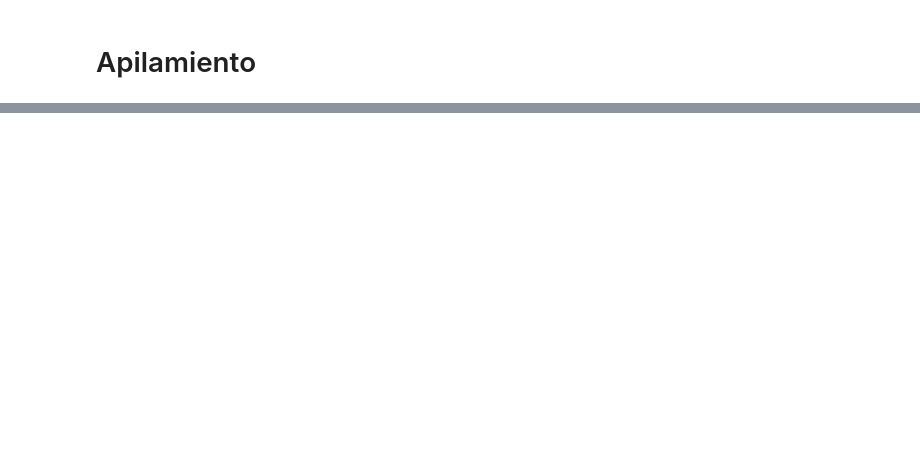
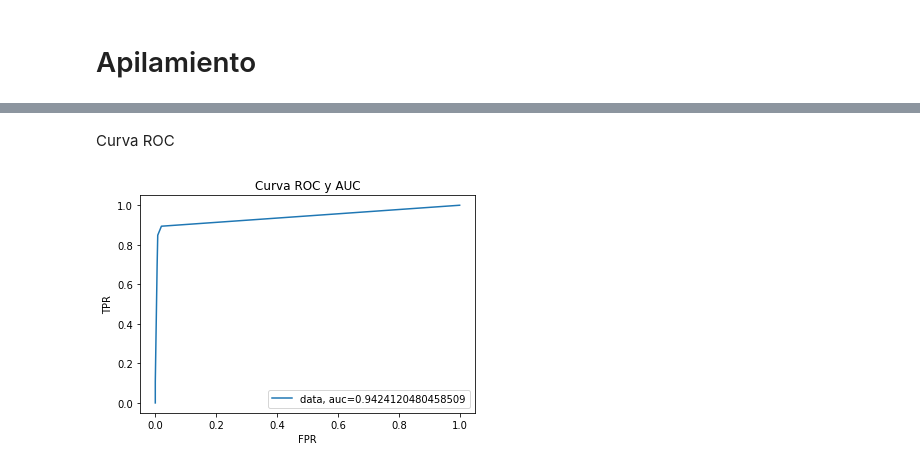
Before and after one commit to CarolinaMejiaMujica/Lending-Club-loan-data, a Jupyter notebook: implementacion de modelos.ipynb, the cells around one changed output, grey strips where cells are left out. Saved outputs shown, nothing was run; the diff lists cells and outputs as text; code cells hidden in the pictures; blank space fills up the shorter version.

```diff
--- a/implementacion de modelos.ipynb
+++ b/implementacion de modelos.ipynb
@@ -515,7 +819,7 @@ print('Exactitud luego de búsqueda en grilla en prueba:', mejor_modelo.score(X_
 # %%
 # Volvemos a ajustar con el conjunto de entrenamiento + validación (entrenamiento con toda la data)
-mejor_modelo.fit(X_trainval, Y_trainval)
+sclf.fit(X_trainval, Y_trainval)
 print('Conjunto de entrenamiento + validación:')
-print_binary_confusion_matrix(Y_trainval, mejor_modelo.predict(X_trainval))
+print_binary_confusion_matrix(Y_trainval, sclf.predict(X_trainval))
 print('Conjunto de prueba :')
-print_binary_confusion_matrix(Y_test, mejor_modelo.predict(X_test))
+print_binary_confusion_matrix(Y_test, sclf.predict(X_test))
@@ -521,0 +838,15 @@ print_binary_confusion_matrix(Y_test, mejor_modelo.predict(X_test))
+# %% [markdown]
+Curva ROC
+# %%
+# Cálculo del AUC y gráfica de la Curva ROC
+y_pred_proba = sclf.predict_proba(X_test)[::,1]
+fpr, tpr, th = roc_curve(Y_test,  y_pred_proba)
+auc = roc_auc_score(Y_test, y_pred_proba)
+plt.title("Curva ROC y AUC")
+plt.plot(fpr,tpr,label="data, auc="+str(auc))
+plt.xlabel("FPR")
+plt.ylabel("TPR")
+plt.legend(loc=4)
+plt.show()
+# %% [output]
+[figure, added]
```
Also changed, not shown: parts of 62 cells of this notebook.
